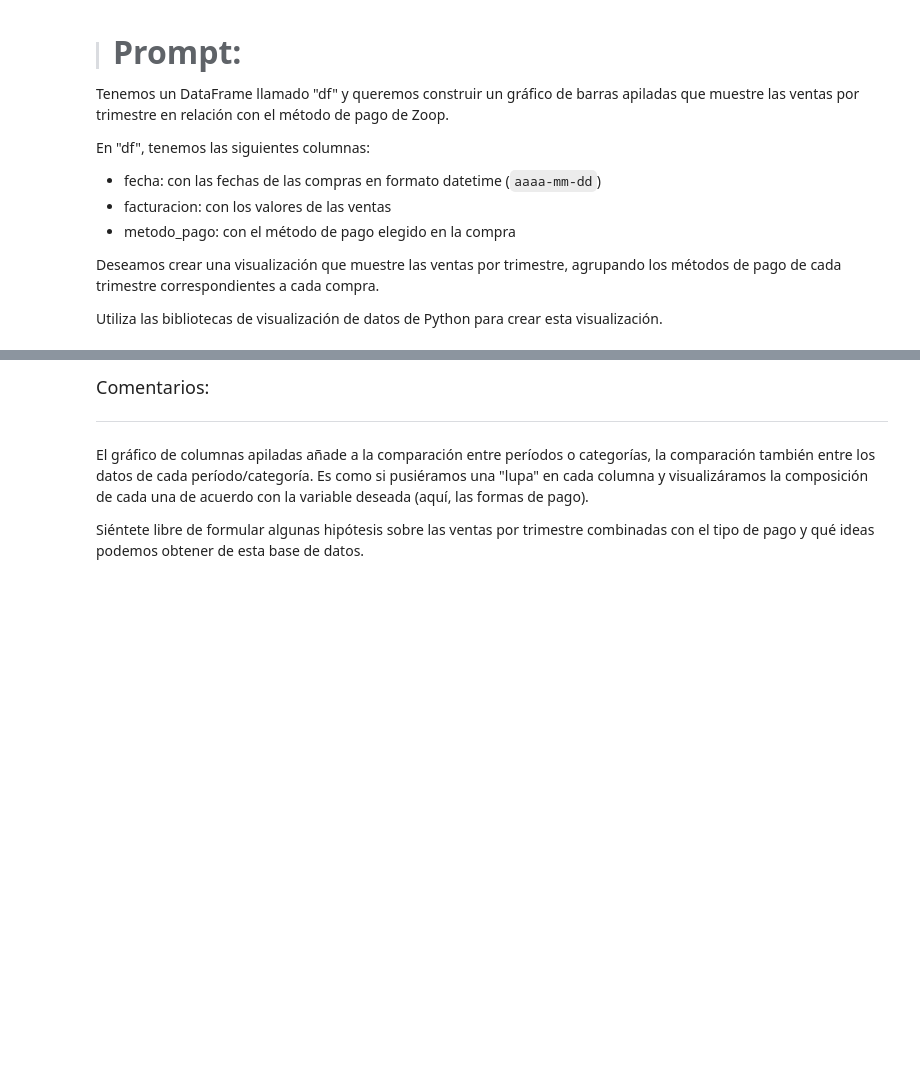
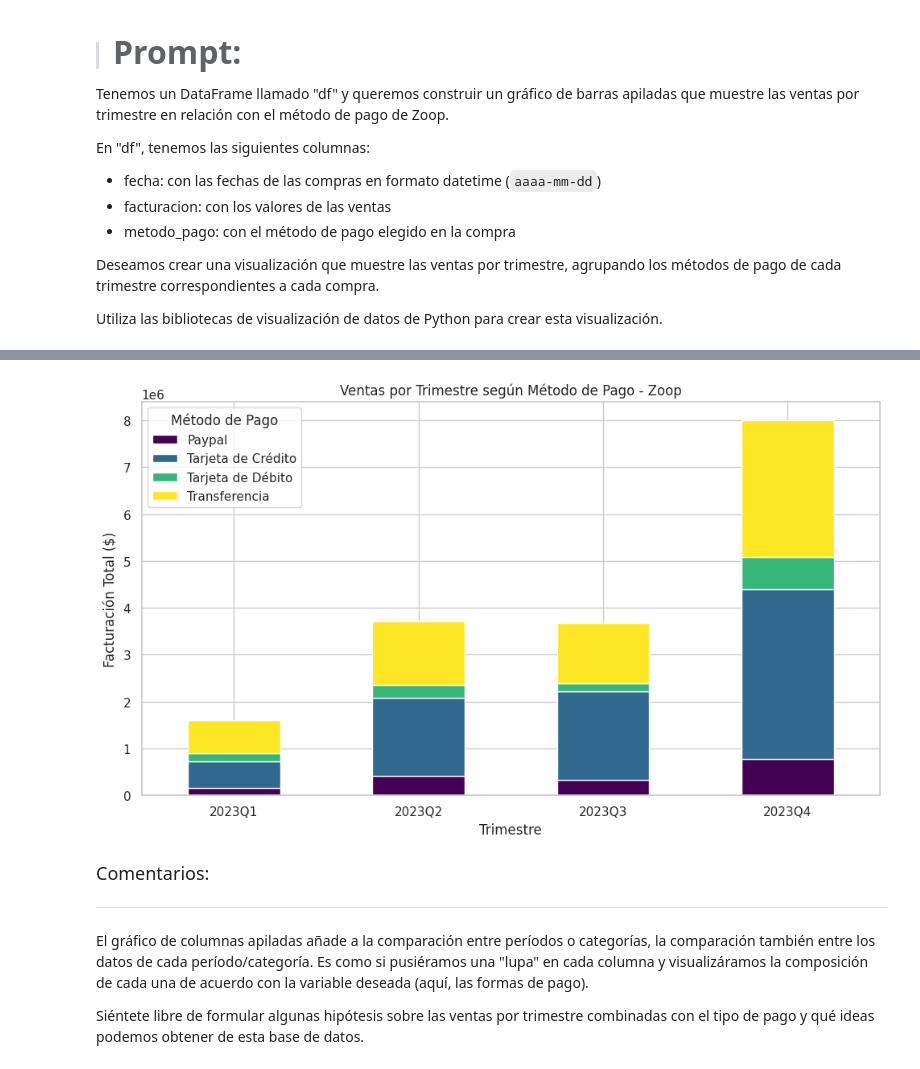
Before and after one commit to Nataliahfk/IA_aplicada_a_ciencia_de_datos, a Jupyter notebook: IA_aplicada_a_ciencia_de_datos.ipynb, the cells around one changed output, grey strips where cells are left out. Drawn from its saved outputs; the diff is of its cells as text; code cells hidden in the pictures; blank space fills up the shorter version.

```diff
--- a/IA_aplicada_a_ciencia_de_datos.ipynb
+++ b/IA_aplicada_a_ciencia_de_datos.ipynb
@@ -1152,3 +1152,12 @@ En "df", tenemos las siguientes columnas:
 Deseamos crear una visualización que muestre las ventas por trimestre, agrupando los métodos de pago de cada trimestre correspondientes a cada compra.
 
 Utiliza las bibliotecas de visualización de datos de Python para crear esta visualización.
+# %%
+# Asegurar que la columna 'fecha' sea datetime
+df_unificado['fecha'] = pd.to_datetime(df_unificado['fecha'])
+
+# Crear columna 'trimestre'
+df_unificado['trimestre'] = df_unificado['fecha'].dt.to_period('Q')
+
+# Agrupar por trimestre y método de pago
+ventas_trimestrales = df_unificado.groupby(['trimestre', 'metodo_pago'])['facturacion'].sum() #sin unstack()
@@ -1155,3 +1195,20 @@ Utiliza las bibliotecas de visualización de datos de Python para crear esta vis
+# %%
+# Agrupar por trimestre y método de pago
+ventas_trimestrales = df_unificado.groupby(['trimestre', 'metodo_pago'])['facturacion'].sum().unstack().fillna(0)
+
+# Gráfico de barras apiladas
+ventas_trimestrales.plot(kind='bar', stacked=True, figsize=(10, 6), colormap='viridis') # bar grafico de barra / stacked significa apilada
+
+# Títulos y etiquetas
+plt.title('Ventas por Trimestre según Método de Pago - Zoop')
+plt.xlabel('Trimestre')
+plt.ylabel('Facturación Total ($)')
+plt.legend(title='Método de Pago')
+plt.xticks(rotation=360)
+plt.tight_layout()
+plt.show()
+# %% [output]
+[figure, added]
 # %% [markdown]
 <font color="7b71ff" size=4> Comentarios: </font>
 
```
Also changed, not shown: parts of 2 cells of this notebook.
